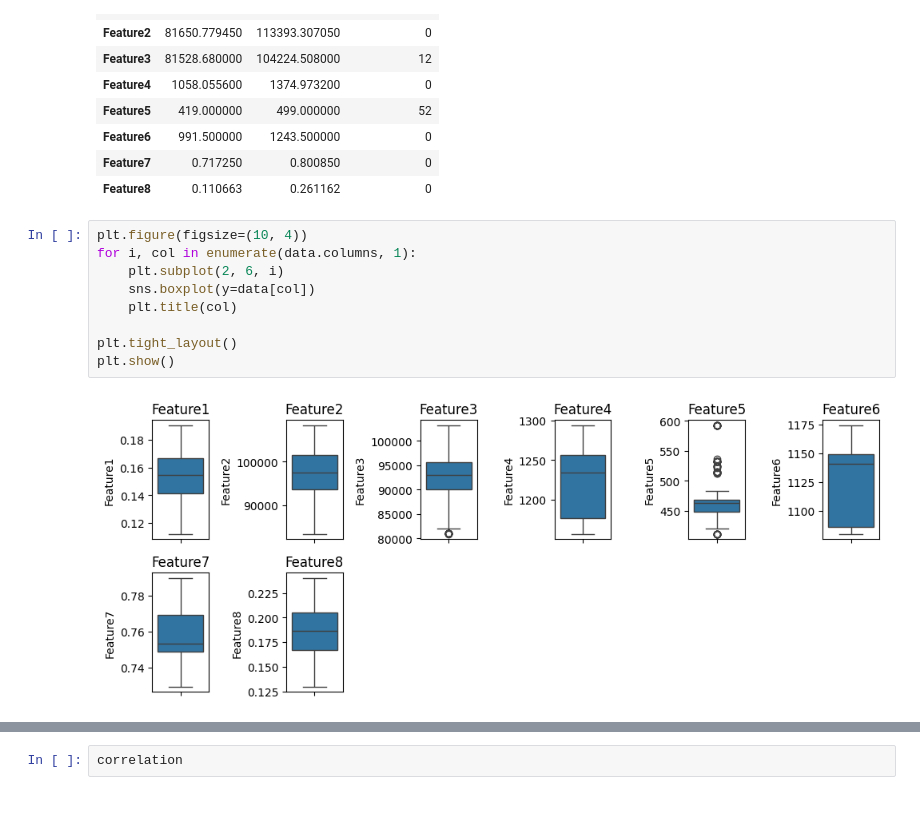
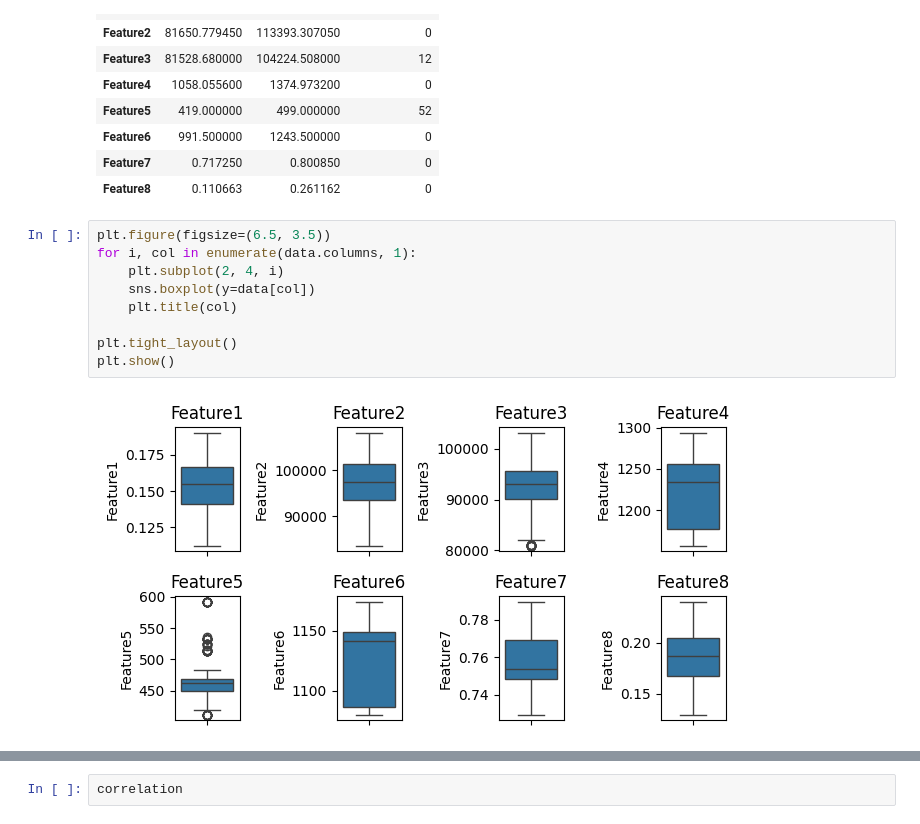
Before and after one commit to harsh125op/waterLevel, a Jupyter notebook: 5_Data_Analatics.ipynb, the cells around one changed output, grey strips where cells are left out. Saved outputs shown, nothing was run; the diff lists cells and outputs as text.

Commit message:
Chaged the Visuals for T test

```diff
--- a/5_Data_Analatics.ipynb
+++ b/5_Data_Analatics.ipynb
@@ -193,15 +193,15 @@ detect_outliers(data)
 | Feature7 | 0.717250 | 0.800850 | 0 |
 | Feature8 | 0.110663 | 0.261162 | 0 |
 # %%
-plt.figure(figsize=(10, 4))
+plt.figure(figsize=(6.5, 3.5))
 for i, col in enumerate(data.columns, 1):
-    plt.subplot(2, 6, i)
+    plt.subplot(2, 4, i)
     sns.boxplot(y=data[col])
     plt.title(col)
 
 plt.tight_layout()
 plt.show()
 # %% [output]
-[figure, old version]
+[figure, new version]
 # %%
 correlation = data.corr()
```
Also changed, not shown: parts of 3 cells of this notebook.
